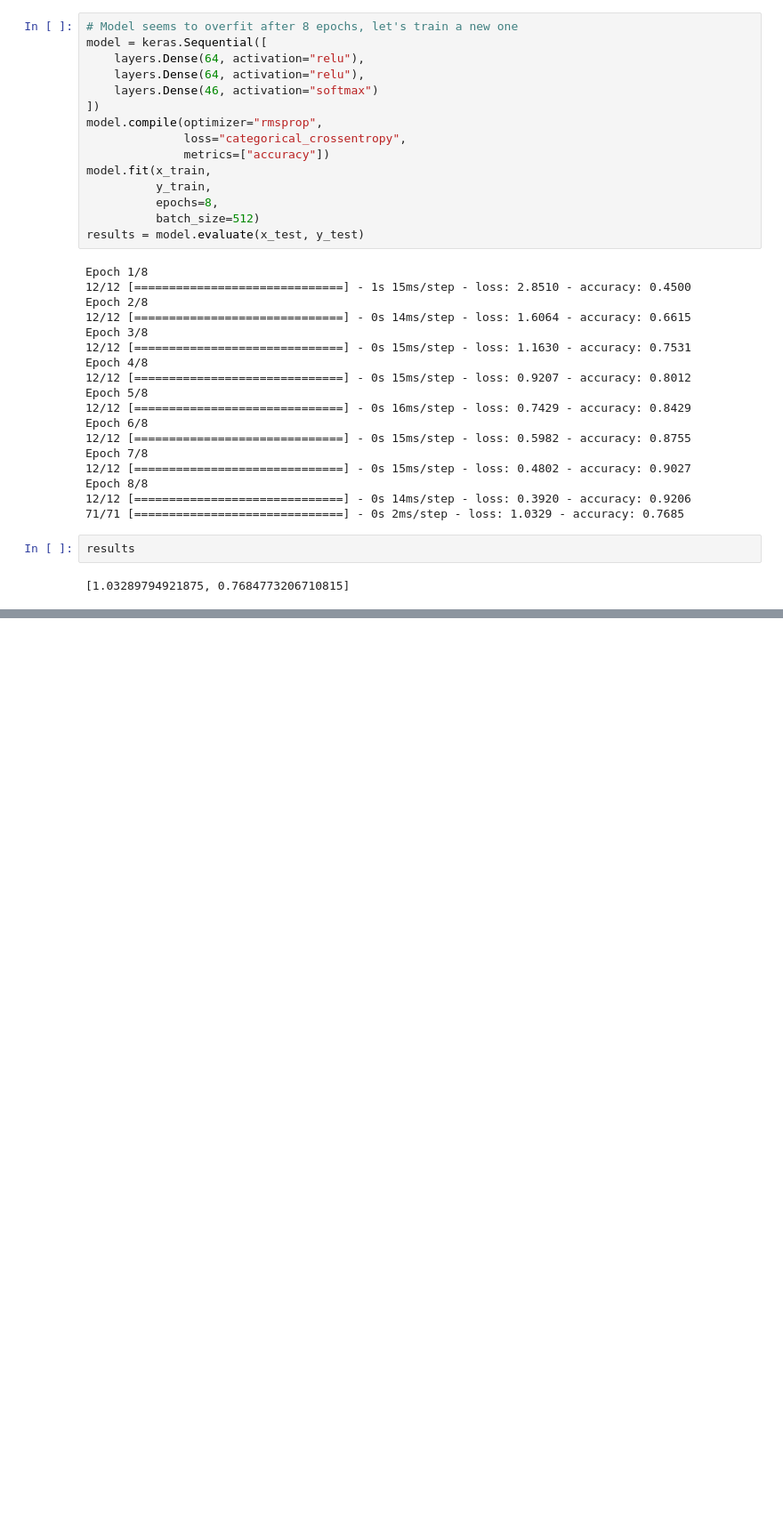
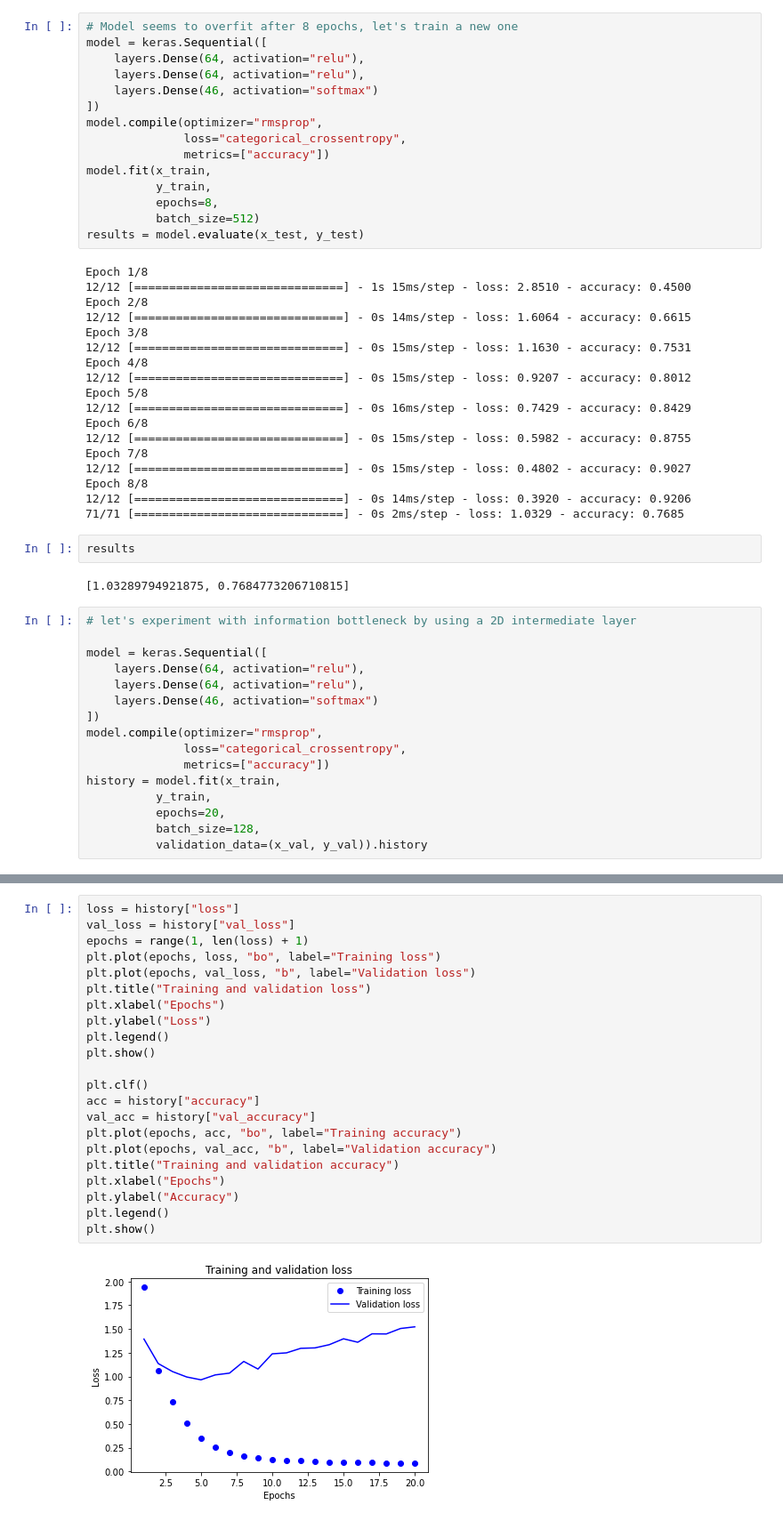
Before and after one commit to timondesch/DLWP2, a Jupyter notebook: multiclass_classifiation_reuters/base_model.ipynb, the cells around one changed output, grey strips where cells are left out. Shown at 89% size. Drawn from its saved outputs; the diff is of its cells as text; blank space fills up the shorter version.

Commit message:
experimenting with number and dimension of layers

```diff
--- a/multiclass_classifiation_reuters/base_model.ipynb
+++ b/multiclass_classifiation_reuters/base_model.ipynb
@@ -151,3 +151,19 @@ Epoch 8/8
 results
 # %% [output]
 [1.03289794921875, 0.7684773206710815]
+# %%
+# let's experiment with information bottleneck by using a 2D intermediate layer
+
+model = keras.Sequential([
+    layers.Dense(64, activation="relu"),
+    layers.Dense(64, activation="relu"),
+    layers.Dense(46, activation="softmax")
+])
+model.compile(optimizer="rmsprop",
+              loss="categorical_crossentropy",
+              metrics=["accuracy"])
+history = model.fit(x_train,
+          y_train,
+          epochs=20,
+          batch_size=128,
+          validation_data=(x_val, y_val)).history
@@ -153,0 +188,24 @@ results
+# %%
+loss = history["loss"]
+val_loss = history["val_loss"]
+epochs = range(1, len(loss) + 1)
+plt.plot(epochs, loss, "bo", label="Training loss")
+plt.plot(epochs, val_loss, "b", label="Validation loss")
+plt.title("Training and validation loss")
+plt.xlabel("Epochs")
+plt.ylabel("Loss")
+plt.legend()
+plt.show()
+
+plt.clf()
+acc = history["accuracy"]
+val_acc = history["val_accuracy"]
+plt.plot(epochs, acc, "bo", label="Training accuracy")
+plt.plot(epochs, val_acc, "b", label="Validation accuracy")
+plt.title("Training and validation accuracy")
+plt.xlabel("Epochs")
+plt.ylabel("Accuracy")
+plt.legend()
+plt.show()
+# %% [output]
+[figure, added]
```
Also changed, not shown: parts of 2 cells of this notebook.
